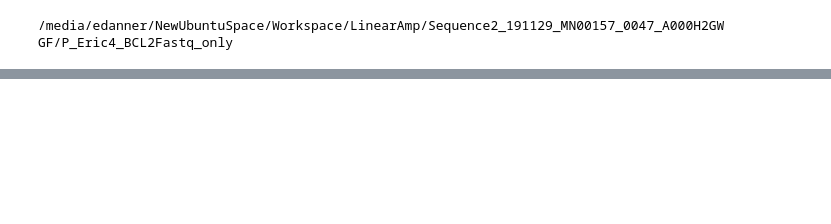
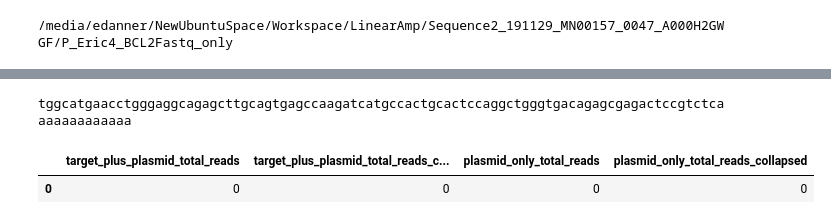
Before and after one commit to jaynagpaul/REPlacE_Analysis, a Jupyter notebook: PolbFwd_Uditas_Analysis.ipynb, the cells around one changed output, grey strips where cells are left out. Drawn from its saved outputs; the diff is of its cells as text; code cells hidden in the pictures; blank space fills up the shorter version.

```diff
--- a/PolbFwd_Uditas_Analysis.ipynb
+++ b/PolbFwd_Uditas_Analysis.ipynb
@@ -235,3 +248,7 @@ directory = '/media/edanner/NewUbuntuSpace/Workspace/LinearAmp/Sequence2_191129_
 print(directory)
 # %% [output]
 /media/edanner/NewUbuntuSpace/Workspace/LinearAmp/Sequence2_191129_MN00157_0047_A000H2GWGF/P_Eric4_BCL2Fastq_only
+# %%
+#Directory minimal files
+directory10000 = '/media/edanner/NewUbuntuSpace/Workspace/LinearAmp/Sequence2_191129_MN00157_0047_A000H2GWGF/P_Eric4_BCL2Fastq_only/10000Reads'
+print(directory10000)
@@ -237,0 +259,10 @@ print(directory)
+# %%
+# Function to make the 'amplicon_info' list. Taking the line of our experiment csv file
+
+def get_csv_data(dir_sample, line_of_data_from_csv):
+    sample_info_filename = os.path.join(dir_sample, 'sample_info.csv')
+    experiments = pd.read_csv(sample_info_filename)
+    return experiments.loc[line_of_data_from_csv]
+# %%
+#the amplicon info is related to the line on the csv file. It is indexed from 0. For PolbF we use 0.
+amplicon_info10000 = get_csv_data(directory10000, 0)
@@ -237,0 +757,6 @@ print(directory)
+# %%
+#Make the amplicons by calling the create_amplicon function
+assembly = amplicon_info['genome']
+file_genome_2bit = os.path.join('/media/edanner/NewUbuntuSpace/Workspace/Ref_Genomes', assembly + '.2bit')
+
+create_amplicon(directory10000, amplicon_info10000, file_genome_2bit)
@@ -237,0 +975,7 @@ print(directory)
+# %%
+#run the plasmid analysis to coudn plasmid integration events
+analyze_alignments_plasmid(directory10000, amplicon_info10000, 5, file_genome_2bit, True)
+# %% [output]
+tggcatgaacctgggaggcagagcttgcagtgagccaagatcatgccactgcactccaggctgggtgacagagcgagactccgtctcaaaaaaaaaaaaa
+|  | target_plus_plasmid_total_reads | target_plus_plasmid_total_reads_c... | plasmid_only_total_reads | plasmid_only_total_reads_collapsed |
+| 0 | 0 | 0 | 0 | 0 |
```
Also changed, not shown: parts of 22 cells of this notebook.
